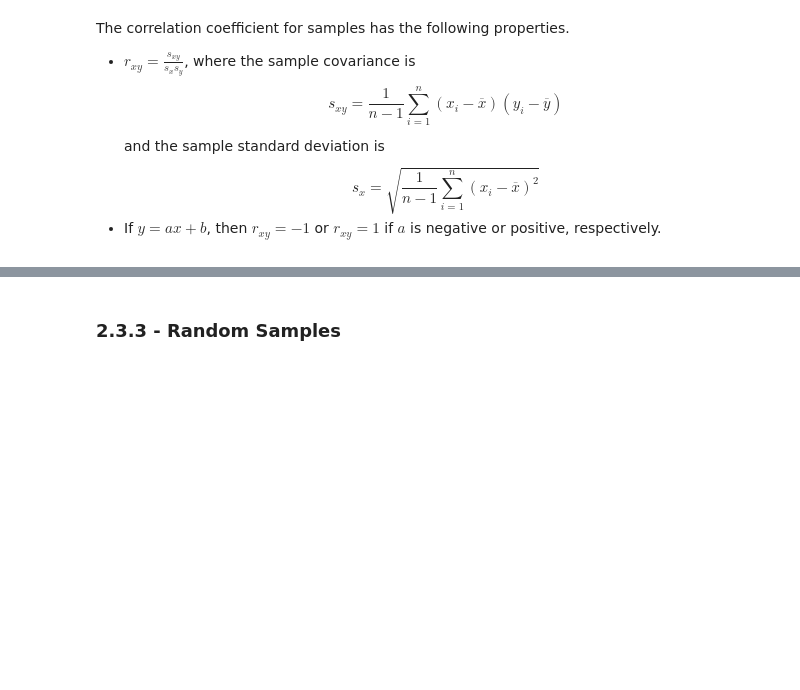
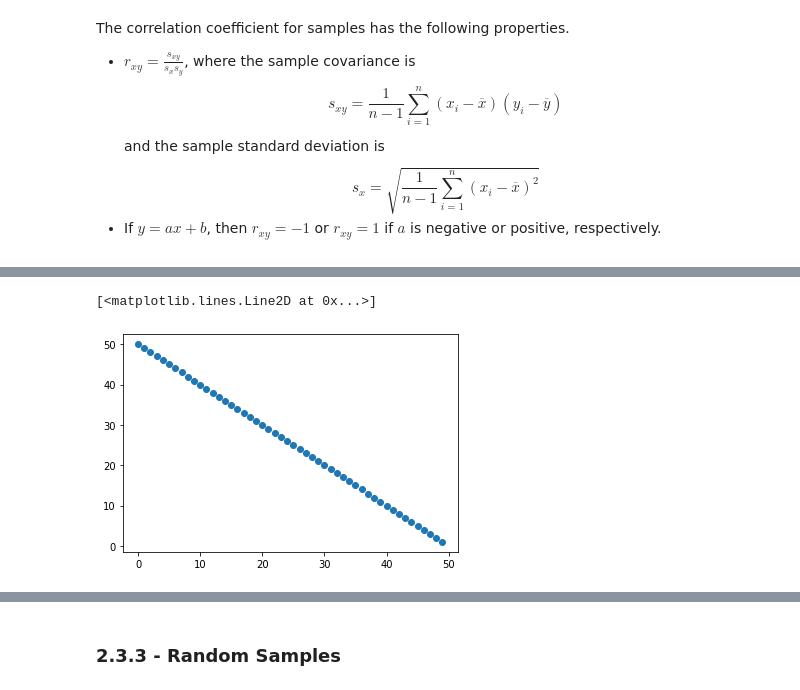
Before and after one commit to ttruong1000/MAT-494-Mathematical-Methods-for-Data-Science, a Jupyter notebook: 2_3_Independent_Variables_and_Random_Samples.ipynb, the cells around one changed output, grey strips where cells are left out. Saved outputs shown, nothing was run; the diff lists cells and outputs as text; code cells hidden in the pictures; blank space fills up the shorter version.

```diff
--- a/2_3_Independent_Variables_and_Random_Samples.ipynb
+++ b/2_3_Independent_Variables_and_Random_Samples.ipynb
@@ -115,0 +136,7 @@ and the sample standard deviation is
+# %%
+# Negative correlation
+x = np.arange(start=50, stop=0, step=-1)
+plt.plot(x, 'o')
+# %% [output]
+[<matplotlib.lines.Line2D at 0x...>]
+[figure, added]
```
Also changed, not shown: parts of 7 cells of this notebook.
